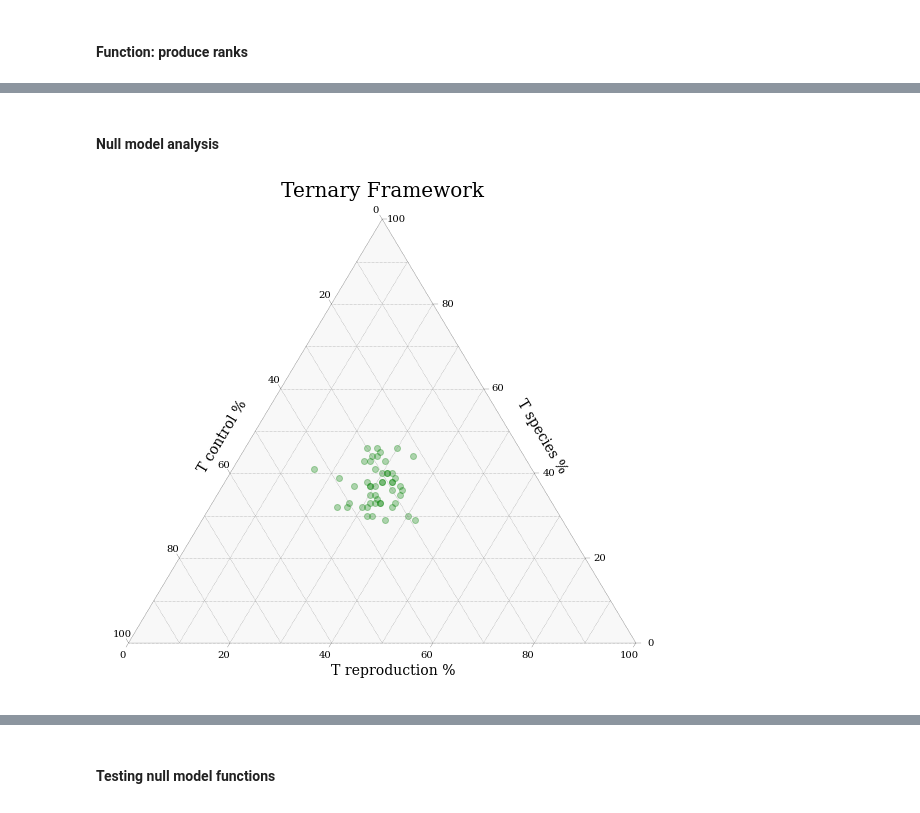
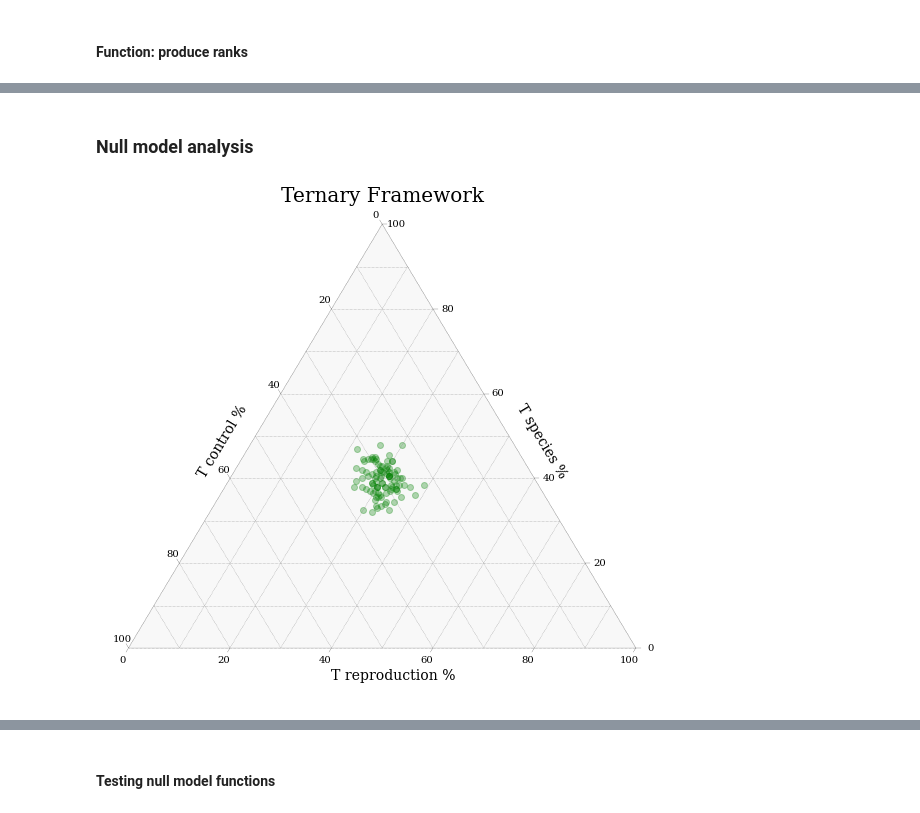
Before and after one commit to DaSh-bash/LittorinaBrooding, a Jupyter notebook: Twisst'n'Tern.ipynb, the cells around one changed output, grey strips where cells are left out. Drawn from its saved outputs; the diff is of its cells as text; code cells hidden in the pictures.

Commit message:
split time analysis added

```diff
--- a/Twisst'n'Tern.ipynb
+++ b/Twisst'n'Tern.ipynb
@@ -239,0 +243,2 @@ produce_ranks(sim_null_model(10))
+# %%
+ranks_sample=produce_ranks(sim_null_model(n_subtrees))
@@ -239,0 +247,32 @@ produce_ranks(sim_null_model(10))
+# %%
+topo_weight=[]
+topS_count = []
+topC_count = []
+topR_count = []
+
+rank_dict=collections.Counter(ranks_sample)
+
+for key, value in rank_dict.items():
+        #print(key, value)
+    if key == (4,0) or key == (3,11) or key == (3,8) or key == (3,0) or key == (3,3):
+            #print("yay")#TOPOLOGY S
+            #print(key)
+        topS_count.append(value)
+        #TOPOLOGY S
+    elif key == (4,1) or key == (3, 10) or key ==(3, 6) or key == (3,5) or key == (3, 1):
+        topC_count.append(value)
+        # TOPOLOGY C
+    else:
+        #key == (3,2) or key == (3, 4) or key == (3, 9) or key == (3,7) or key == (4, 2):
+        topR_count.append(value)
+        # TOPOLOGY R
+
+    #one_value=[(sum(topS_count)),sum(topC_count),sum(topR_count)]
+    #print(sum(topS_count), sum(topC_count),sum(topR_count))
+    #one_value=[(sum(topS_count)/n_subtrees),sum(topC_count)/n_subtrees,sum(topR_count)/n_subtrees]
+    #print((sum(topS_count)/n_subtrees)*100, sum(topC_count)/n_subtrees*100, sum(topR_count)/n_subtrees*100)
+    one_value=[(sum(topR_count)/n_subtrees)*100, sum(topS_count)/n_subtrees*100, sum(topC_count)/n_subtrees*100]
+    #print(one_value)
+    topo_weight.append(one_value)
+
+tern_plot(topo_weight)
@@ -240,38 +281,39 @@ produce_ranks(sim_null_model(10))
 # %% [markdown]
-#### Null model analysis
+### Null model analysis
 # %%
 run_name="t5_t10_t20"
-n_subtrees=100
+n_subtrees=200
 topo_weight=[]
-for _ in range(50):
+for _ in range(100):
     topS_count = []
     topC_count = []
     topR_count = []
-    rank_dict=collections.Counter(produce_ranks(sim_null_model_flex(n_subtrees,5,10,20)))
+    rank_dict=collections.Counter(produce_ranks(sim_null_model_flex(n_subtrees,10,20,1000
+                                                                   )))
     for key, value in rank_dict.items():
         #print(key, value)
         if key == (4,0) or key == (3,11) or \
             key == (3,8) or key == (3,0) or key == (3,3):
             #print("yay")#TOPOLOGY S
             #print(key)
             topS_count.append(value)
         #TOPOLOGY S
         elif key == (4,1) or key == (3, 10) or key ==(3, 6) or key == (3,5) or key == (3, 1):
             topC_count.append(value)
         # TOPOLOGY C
         else:
         #key == (3,2) or key == (3, 4) or key == (3, 9) or key == (3,7) or key == (4, 2):
             topR_count.append(value)
         # TOPOLOGY R
 
     #one_value=[(sum(topS_count)),sum(topC_count),sum(topR_count)]
     #print(sum(topS_count), sum(topC_count),sum(topR_count))
     #one_value=[(sum(topS_count)/n_subtrees),sum(topC_count)/n_subtrees,sum(topR_count)/n_subtrees]
     #print((sum(topS_count)/n_subtrees)*100, sum(topC_count)/n_subtrees*100, sum(topR_count)/n_subtrees*100)
     one_value=[(sum(topR_count)/n_subtrees)*100, sum(topS_count)/n_subtrees*100, sum(topC_count)/n_subtrees*100]
     #print(one_value)
     topo_weight.append(one_value)
 tern_plot(topo_weight)
-plt.savefig("/Users/dshipilina/GitHub/LittorinaBrooding/null_"+run_name+".pdf",bbox_inches="tight")
+#plt.savefig("/Users/dshipilina/GitHub/LittorinaBrooding/null_"+run_name+".pdf",bbox_inches="tight")
 # %% [output]
-[figure, old version]
+[figure, new version]
```
Also changed, not shown: parts of 10 cells of this notebook, 1 other file.
